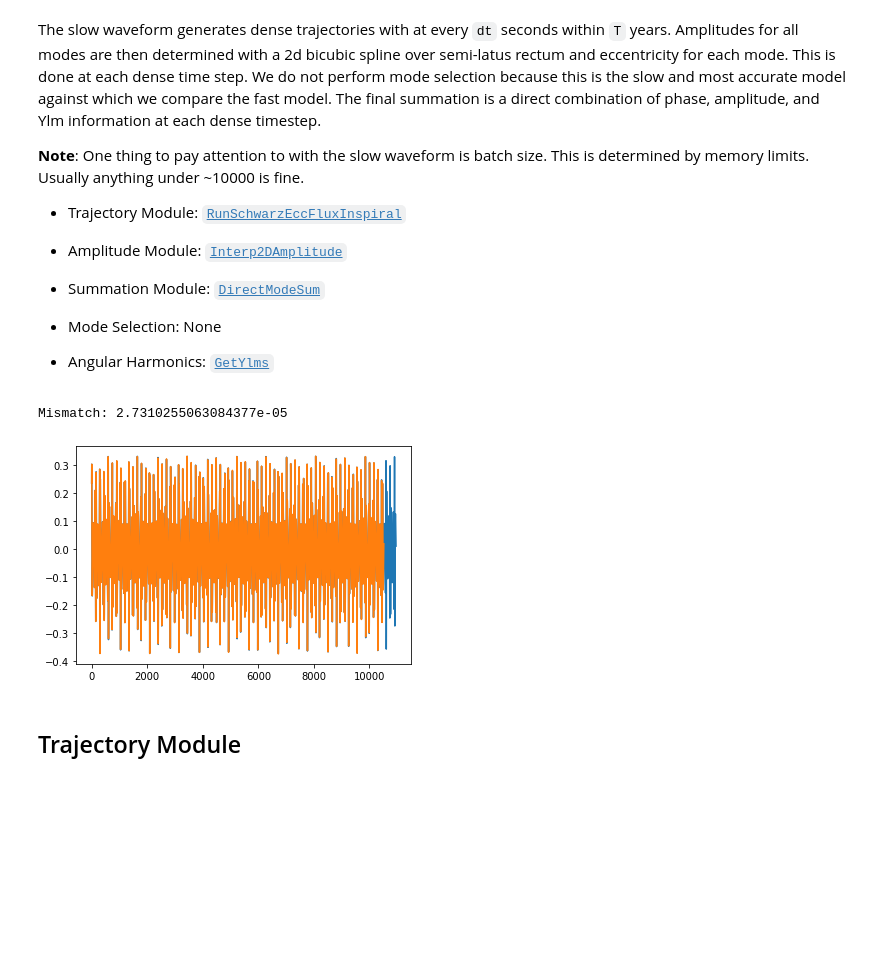
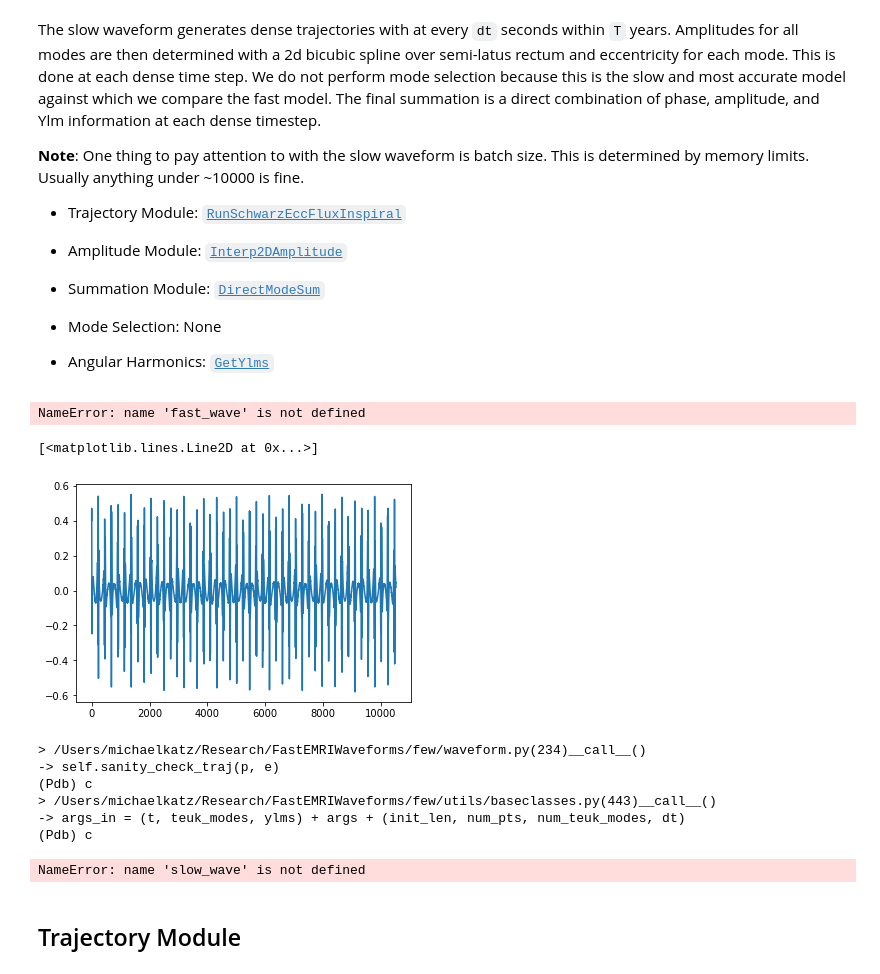
Before and after one commit to BlackHolePerturbationToolkit/FastEMRIWaveforms, a Jupyter notebook: examples/SchwarzschildEccentricWaveform_intro.ipynb, the cells around one changed output. Drawn from its saved outputs; the diff is of its cells as text; code cells hidden in the pictures; blank space fills up the shorter version.

```diff
--- a/examples/SchwarzschildEccentricWaveform_intro.ipynb
+++ b/examples/SchwarzschildEccentricWaveform_intro.ipynb
@@ -233,12 +232,30 @@ slow_wave = slow(M, mu, p0, e0, theta, phi, T=T, dt=dt, batch_size=batch_size)
+# %%
+len(fast_wave) * dt
+# %% [output]
+NameError: name 'fast_wave' is not defined
+# %%
+plt.plot(fast_wave.real)
+# %% [output]
+[<matplotlib.lines.Line2D at 0x...>]
+[figure, added]
 # %%
 fast_wave = few(M, mu, p0, e0, theta, phi, T=T, dt=dt)
 
 plt.plot(slow_wave.real)
 plt.plot(fast_wave.real)
+print(len(fast_wave), len(slow_wave))
+
 print('Mismatch:', get_mismatch(slow_wave, fast_wave))
+
+slow_wave[-3:]
 # %% [output]
-Mismatch: 2.7310255063084377e-05
+> /Users/michaelkatz/Research/FastEMRIWaveforms/few/waveform.py(234)__call__()
+-> self.sanity_check_traj(p, e)
+(Pdb) c
+> /Users/michaelkatz/Research/FastEMRIWaveforms/few/utils/baseclasses.py(443)__call__()
+-> args_in = (t, teuk_modes, ylms) + args + (init_len, num_pts, num_teuk_modes, dt)
+(Pdb) c
-[figure, removed]
+NameError: name 'slow_wave' is not defined
 # %% [markdown]
 ## Trajectory Module
 # %% [markdown]
```
Also changed, not shown: parts of 9 cells of this notebook, 5 other files.
